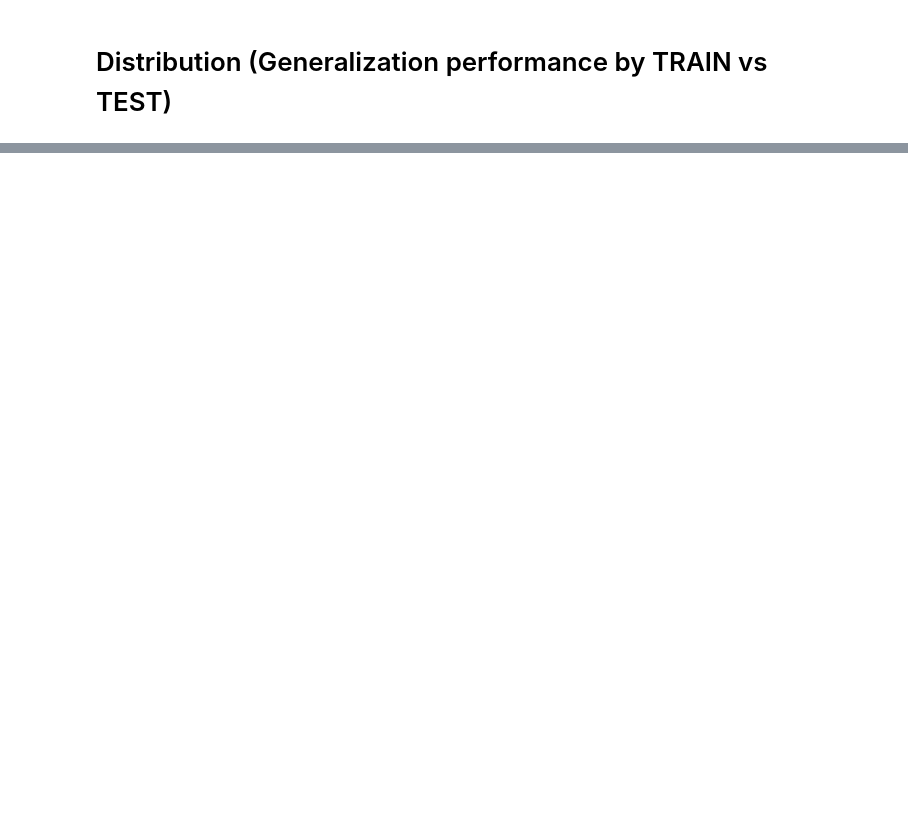
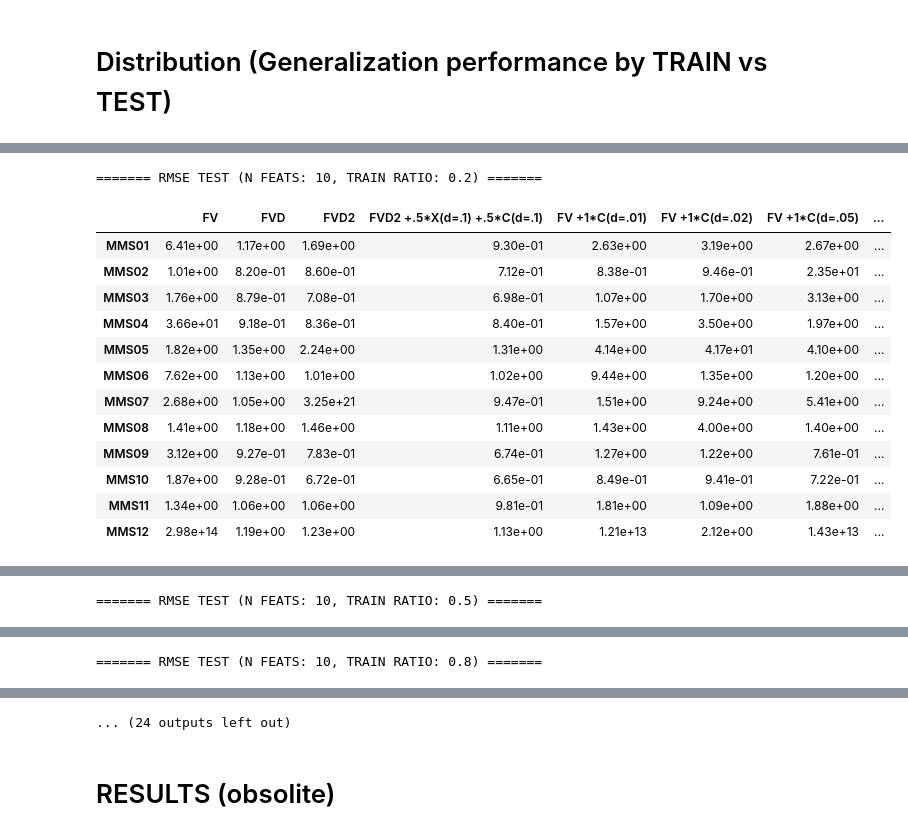
Before and after one commit to raku68/FIGP, a Jupyter notebook: notebooks/view_results.ipynb, the cells around one changed output, grey strips where cells are left out. Cells and saved outputs as stored; diff of their text form; code cells hidden in the pictures; blank space fills up the shorter version.

```diff
--- a/notebooks/view_results.ipynb
+++ b/notebooks/view_results.ipynb
@@ -5,7 +5,7 @@ import pandas as pd
 
 df = pd.DataFrame(index=[idx for idx in range(20)])
 
-with open("../scripts/RUN_221213_DIST/res.txt") as f:
+with open("../scripts/RESULTS_230227/RUN_221213_DIST/res.txt") as f:
     ls = f.readlines()
     for line in ls:
         ds = line.split("\t")
@@ -48,0 +140,14 @@ for mms in mmss:
+# %%
+def max_bold_min_italic(val):
+    is_max = val == val.max()
+    is_min = val == val.min()
+    ret = ['font-style: italic' if cell else '' for cell in is_min]
+    ret = ['font-weight: bold' if cell else ret[idx] for idx, cell in enumerate(is_max)]
+    return ret
+
+def min_bold_max_italic(val):
+    is_max = val == val.max()
+    is_min= val == val.min()
+    ret = ['font-weight: bold' if cell else '' for cell in is_min]
+    ret = ['font-style: italic' if cell else ret[idx] for idx, cell in enumerate(is_max)]
+    return ret
@@ -48,0 +308,59 @@ for mms in mmss:
+# %%
+# import matplotlib.pyplot as plt
+import seaborn as sns
+
+cm_gr = sns.light_palette('green', reverse=True, as_cmap=True)
+cm_br = sns.light_palette('blue', reverse=True, as_cmap=True)
+cm_b  = sns.light_palette('blue', reverse=False, as_cmap=True)
+
+
+for _nfeats in nfeatss:
+    for _trainr in trainrs:
+        print(f"======= RMSE TEST (N FEATS: {_nfeats}, TRAIN RATIO: {_trainr}) =======")
+        df_rmse_test = pd.DataFrame(index=mmss, columns=methods)
+        df_rmse_test_med = pd.DataFrame(index=mmss, columns=methods)
+        df_rmse_test_count = pd.DataFrame(index=mmss, columns=methods)
+        _df = df_res[(df_res["N FEATURES"] == _nfeats) & (df_res["TRAIN RATIO"] == _trainr)]
+        for _mms in mmss:
+            # display(_df[(_df["MMS"] == _mms)].loc[:, ["METHOD", "RMSE TEST MEAN"]])
+            df_rmse_test.loc[_mms] = _df[(_df["MMS"] == _mms)]["RMSE TEST MEAN"].values
+            df_rmse_test_med.loc[_mms] = _df[(_df["MMS"] == _mms)]["RMSE TEST 50%"].values
+            df_rmse_test_count.loc[_mms] = _df[(_df["MMS"] == _mms)]["RMSE TEST COUNT"].values
+
+        # df_rmse_test_F10_D8_s = df_rmse_test_F10_D8.style.background_gradient(cmap=cm_g, axis=1)
+        # s_df_rmse_test = df_rmse_test.astype("float64").style.background_gradient(cmap=cm_gr, axis=1).set_precision(3)
+        # s_df_rmse_test_med = df_rmse_test_med.astype("float64").style.background_gradient(cmap=cm_br, axis=1).set_precision(3)
+        s_df_rmse_test = df_rmse_test.astype("float64").style.background_gradient(cmap=cm_gr, axis=1)
+        s_df_rmse_test_med = df_rmse_test_med.astype("float64").style.background_gradient(cmap=cm_br, axis=1)
+        s_df_rmse_test_count = df_rmse_test_count.astype("int").style
+        s_df_rmse_test.format("{:.2e}")
+        s_df_rmse_test_med.format("{:.2e}")
+
+        # s_train_r2 = df_train_r2.style.background_gradient(cmap=cm_gr, vmax=1.0, axis=1).set_precision(3)
+        # s_test_r2 = df_test_r2.style.background_gradient(cmap=cm_gr, vmax=1.0, axis=1).set_precision(3)
+
+
+        s_df_rmse_test = s_df_rmse_test.apply(min_bold_max_italic, axis=1)
+        s_df_rmse_test = s_df_rmse_test.apply(min_bold_max_italic, axis=1)
+        s_df_rmse_test_med = s_df_rmse_test_med.apply(min_bold_max_italic, axis=1)
+        s_df_rmse_test_med = s_df_rmse_test_med.apply(min_bold_max_italic, axis=1)
+        s_df_rmse_test_count = s_df_rmse_test_count.apply(max_bold_min_italic, axis=1)
+        s_df_rmse_test_count = s_df_rmse_test_count.apply(max_bold_min_italic, axis=1)
+        display(s_df_rmse_test)
+        display(s_df_rmse_test_med)
+        display(s_df_rmse_test_count)
+# %% [output]
+======= RMSE TEST (N FEATS: 10, TRAIN RATIO: 0.2) =======
+|  | FV | FVD | FVD2 | FVD2 +.5*X(d=.1) +.5*C(d=.1) | FV +1*C(d=.01) | FV +1*C(d=.02) | FV +1*C(d=.05) | ... |
+| MMS01 | 6.41e+00 | 1.17e+00 | 1.69e+00 | 9.30e-01 | 2.63e+00 | 3.19e+00 | 2.67e+00 | ... |
+| MMS02 | 1.01e+00 | 8.20e-01 | 8.60e-01 | 7.12e-01 | 8.38e-01 | 9.46e-01 | 2.35e+01 | ... |
+| MMS03 | 1.76e+00 | 8.79e-01 | 7.08e-01 | 6.98e-01 | 1.07e+00 | 1.70e+00 | 3.13e+00 | ... |
+| MMS04 | 3.66e+01 | 9.18e-01 | 8.36e-01 | 8.40e-01 | 1.57e+00 | 3.50e+00 | 1.97e+00 | ... |
+| MMS05 | 1.82e+00 | 1.35e+00 | 2.24e+00 | 1.31e+00 | 4.14e+00 | 4.17e+01 | 4.10e+00 | ... |
+| MMS06 | 7.62e+00 | 1.13e+00 | 1.01e+00 | 1.02e+00 | 9.44e+00 | 1.35e+00 | 1.20e+00 | ... |
+| MMS07 | 2.68e+00 | 1.05e+00 | 3.25e+21 | 9.47e-01 | 1.51e+00 | 9.24e+00 | 5.41e+00 | ... |
+| MMS08 | 1.41e+00 | 1.18e+00 | 1.46e+00 | 1.11e+00 | 1.43e+00 | 4.00e+00 | 1.40e+00 | ... |
+| MMS09 | 3.12e+00 | 9.27e-01 | 7.83e-01 | 6.74e-01 | 1.27e+00 | 1.22e+00 | 7.61e-01 | ... |
+| MMS10 | 1.87e+00 | 9.28e-01 | 6.72e-01 | 6.65e-01 | 8.49e-01 | 9.41e-01 | 7.22e-01 | ... |
+| MMS11 | 1.34e+00 | 1.06e+00 | 1.06e+00 | 9.81e-01 | 1.81e+00 | 1.09e+00 | 1.88e+00 | ... |
+| MMS12 | 2.98e+14 | 1.19e+00 | 1.23e+00 | 1.13e+00 | 1.21e+13 | 2.12e+00 | 1.43e+13 | ... |
@@ -48,0 +393 @@ for mms in mmss:
+======= RMSE TEST (N FEATS: 10, TRAIN RATIO: 0.5) =======
@@ -48,0 +433 @@ for mms in mmss:
+======= RMSE TEST (N FEATS: 10, TRAIN RATIO: 0.8) =======
@@ -48,0 +473,3 @@ for mms in mmss:
+... (24 outputs left out)
+# %% [markdown]
+# RESULTS (obsolite)
```
Also changed, not shown: parts of 13 cells of this notebook, 5 other files.
